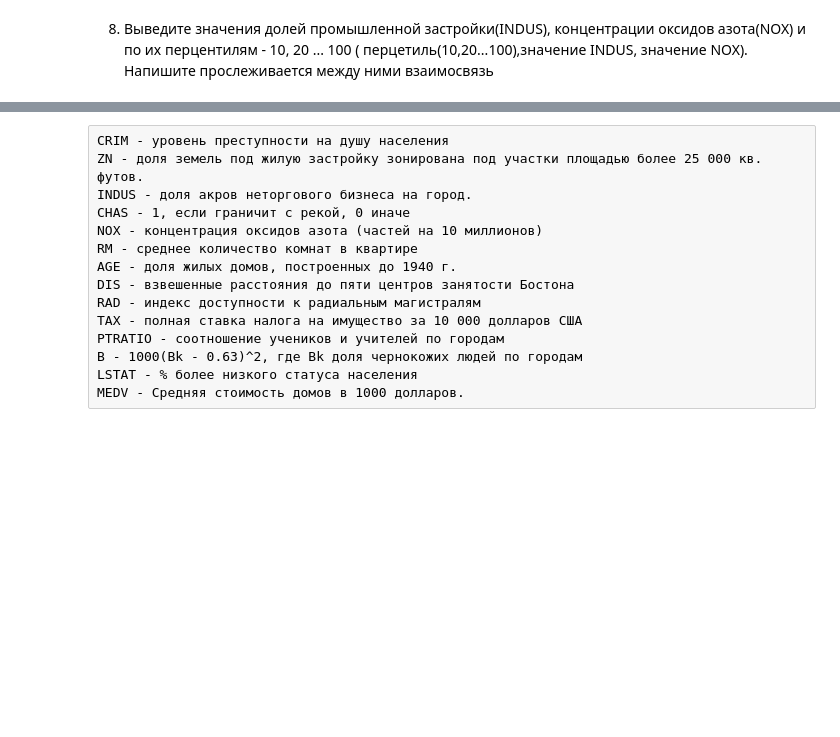
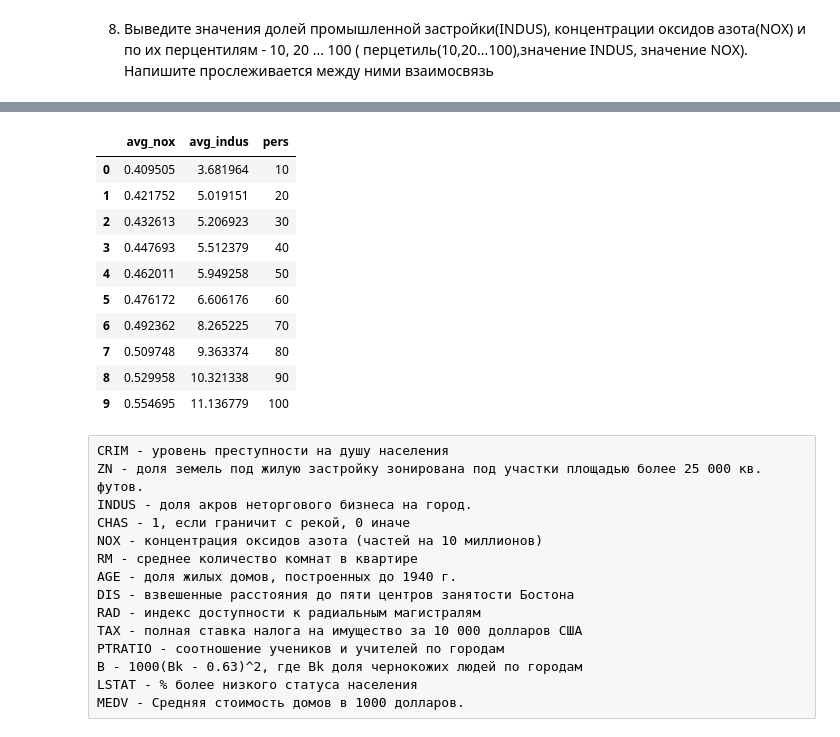
Before and after one commit to AlbrtKrd/DS_Reebot, a Jupyter notebook: sql/Lesson_2/HW_2_sql.ipynb, the cells around one changed output, grey strips where cells are left out. Cells and saved outputs as stored; diff of their text form; code cells hidden in the pictures; blank space fills up the shorter version.

```diff
--- a/sql/Lesson_2/HW_2_sql.ipynb
+++ b/sql/Lesson_2/HW_2_sql.ipynb
@@ -286,3 +273,36 @@ pd.read_sql(
+# %%
+tasks+=1
+pd.read_sql(
+    ''' with table_1 as (
+        SELECT nox, indus , ntile(100) over(order by nox,indus) as pers
+        from boston
+        )
+     select avg(nox) avg_nox ,avg(indus) avg_indus , max(pers) as pers from table_1 where pers <=10 union
+    select avg(nox) avg_nox ,avg(indus) avg_indus , max(pers) as pers from table_1 where pers <=20 union
+    select avg(nox) avg_nox ,avg(indus) avg_indus , max(pers) as pers from table_1 where pers <=30 union
+    select avg(nox) avg_nox ,avg(indus) avg_indus , max(pers) as pers from table_1 where pers <=40 union
+    select avg(nox) avg_nox ,avg(indus) avg_indus , max(pers) as pers from table_1 where pers <=50 union
+    select avg(nox) avg_nox ,avg(indus) avg_indus , max(pers) as pers from table_1 where pers <=60 union
+    select avg(nox) avg_nox ,avg(indus) avg_indus , max(pers) as pers from table_1 where pers <=70 union
+    select avg(nox) avg_nox ,avg(indus) avg_indus , max(pers) as pers from table_1 where pers <=80 union
+    select avg(nox) avg_nox ,avg(indus) avg_indus , max(pers) as pers from table_1 where pers <=90 union
+    select avg(nox) avg_nox ,avg(indus) avg_indus , max(pers) as pers from table_1 where pers <=100
+    ''',
+    con,
+)
+# есть явная корреляция между Indus и NOX
+# %% [output]
+|  | avg_nox | avg_indus | pers |
+| 0 | 0.409505 | 3.681964 | 10 |
+| 1 | 0.421752 | 5.019151 | 20 |
+| 2 | 0.432613 | 5.206923 | 30 |
+| 3 | 0.447693 | 5.512379 | 40 |
+| 4 | 0.462011 | 5.949258 | 50 |
+| 5 | 0.476172 | 6.606176 | 60 |
+| 6 | 0.492362 | 8.265225 | 70 |
+| 7 | 0.509748 | 9.363374 | 80 |
+| 8 | 0.529958 | 10.321338 | 90 |
+| 9 | 0.554695 | 11.136779 | 100 |
 # %% [raw]
 CRIM - уровень преступности на душу населения
 ZN - доля земель под жилую застройку зонирована под участки площадью более 25 000 кв. футов.
```
Also changed, not shown: parts of 5 cells of this notebook.
